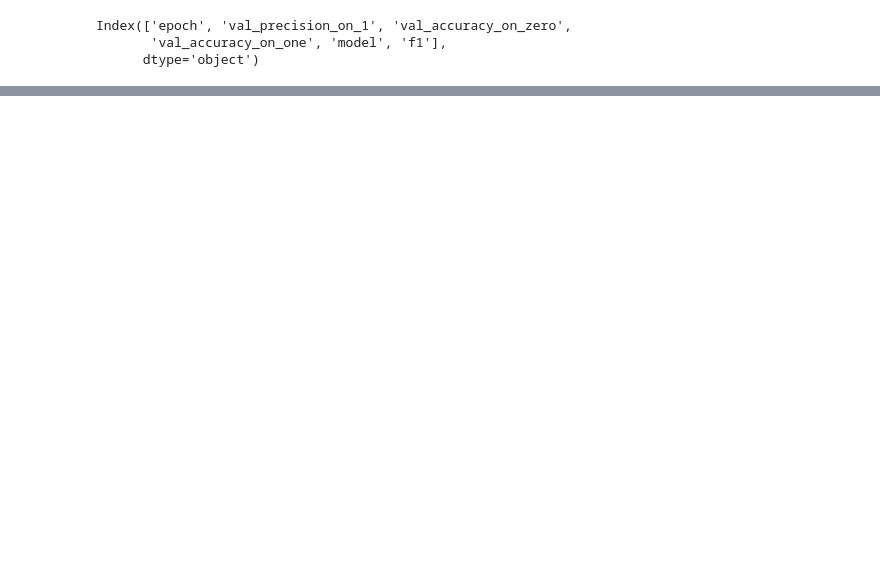
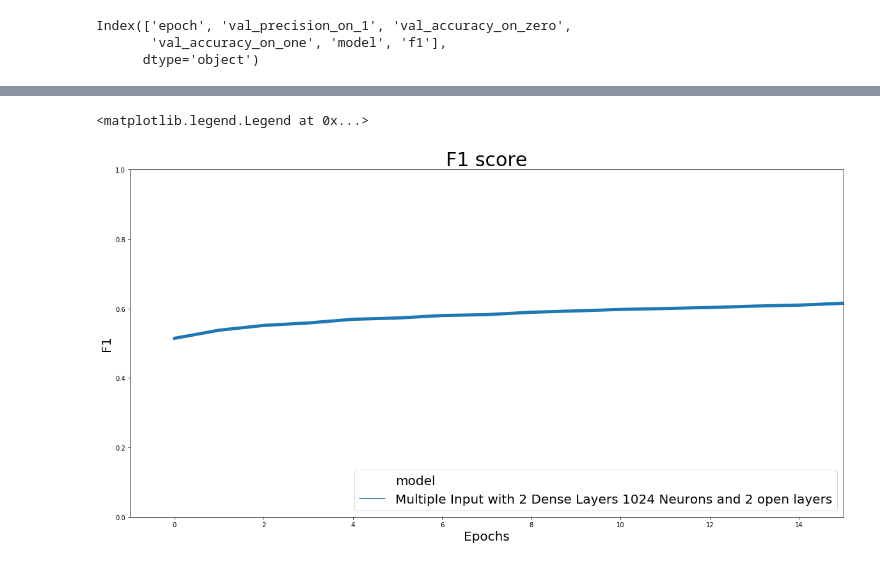
Before and after one commit to sethdow/globus_project, a Jupyter notebook: 3_evaluation/Comparative Evaluation.ipynb, the cells around one changed output, grey strips where cells are left out. Drawn from its saved outputs; the diff is of its cells as text; code cells hidden in the pictures; blank space fills up the shorter version.

```diff
--- a/3_evaluation/Comparative Evaluation.ipynb
+++ b/3_evaluation/Comparative Evaluation.ipynb
@@ -220,0 +195,24 @@ Text(0, 0.5, 'F1')
+# %%
+#Only the best model
+best = all_models[all_models.model == all_models.model.unique()[2]]
+
+fig, ax = plt.subplots(figsize=(20, 10))
+sns.lineplot(x='epoch',
+                y="f1",
+                hue="model",
+                lw=5,
+                data=best,
+                ax=ax)
+plt.legend(loc='lower right')
+ax.set_xlim((-1,30))
+font_title={'size':30}
+plt.title("F1 score", font_title)
+font_axes={'size':20}
+ax.set_xlabel("Epochs", font_axes)
+ax.set_ylabel("F1", font_axes)
+ax.set_xlim(xlims)
+ax.set_ylim(ylims)
+plt.legend(loc='lower right', prop={'size': 20})
+# %% [output]
+<matplotlib.legend.Legend at 0x...>
+[figure, added]
```
Also changed, not shown: parts of 16 cells of this notebook, 2 other files.
